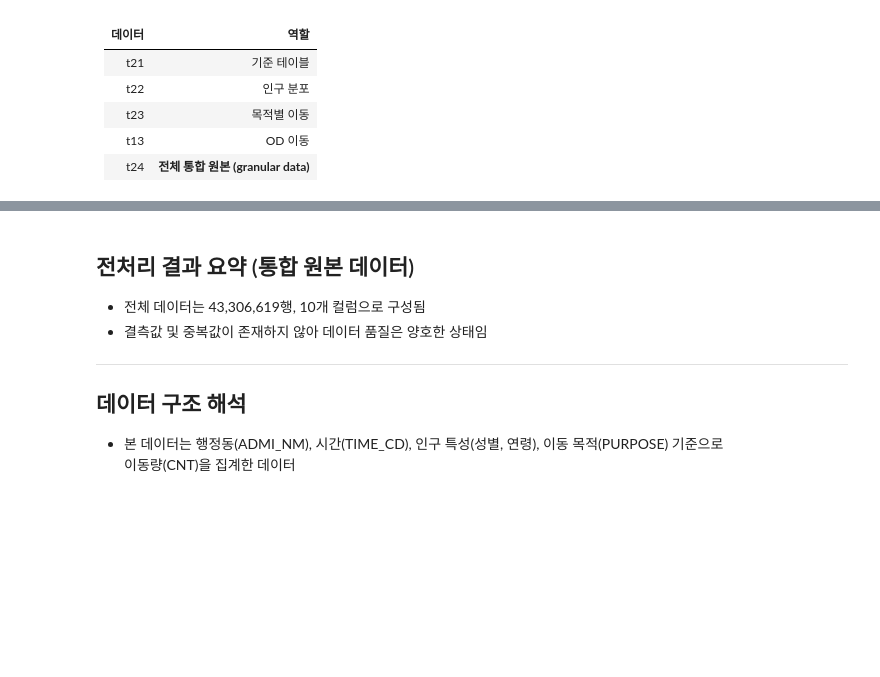
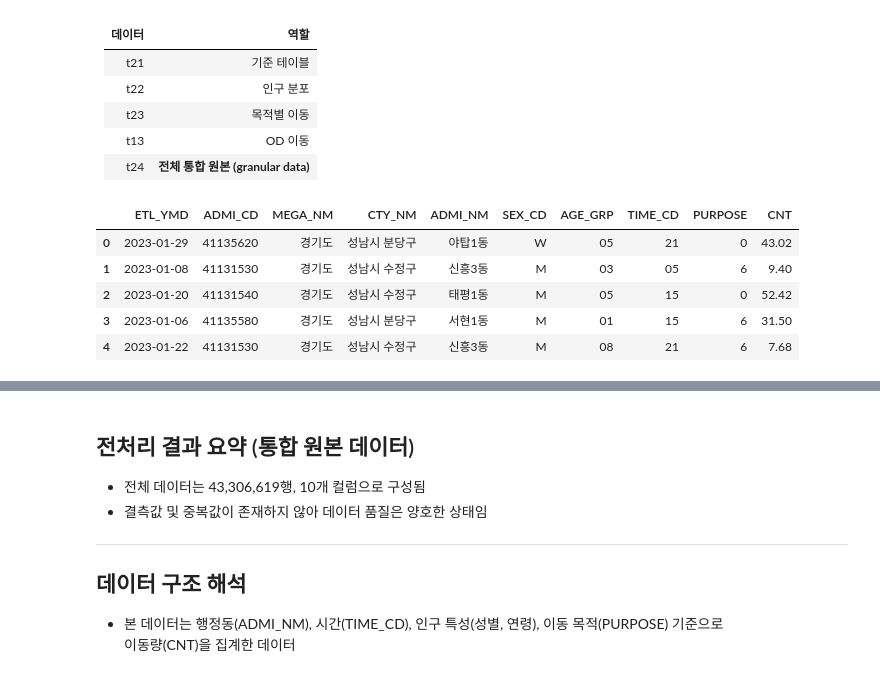
Before and after one commit to bulsajo1/final_project, a Jupyter notebook: Jiryun/1차_전처리_small.ipynb, the cells around one changed output, grey strips where cells are left out. Cells and saved outputs as stored; diff of their text form; code cells hidden in the pictures; blank space fills up the shorter version.

```diff
--- a/Jiryun/1차_전처리_small.ipynb
+++ b/Jiryun/1차_전처리_small.ipynb
@@ -2555,3 +2586,15 @@ SEX_CD         str
 | t23   | 목적별 이동                       |
 | t13   | OD 이동                        |
 | t24   | **전체 통합 원본 (granular data)** |
+# %%
+# etl_ymd date로 형변환
+df24['ETL_YMD'] = pd.to_datetime(df24['ETL_YMD'].astype(str), format='%Y%m%d')
+# %%
+df24.head()
+# %% [output]
+|  | ETL_YMD | ADMI_CD | MEGA_NM | CTY_NM | ADMI_NM | SEX_CD | AGE_GRP | TIME_CD | PURPOSE | CNT |
+| 0 | 2023-01-29 | 41135620 | 경기도 | 성남시 분당구 | 야탑1동 | W | 05 | 21 | 0 | 43.02 |
+| 1 | 2023-01-08 | 41131530 | 경기도 | 성남시 수정구 | 신흥3동 | M | 03 | 05 | 6 | 9.40 |
+| 2 | 2023-01-20 | 41131540 | 경기도 | 성남시 수정구 | 태평1동 | M | 05 | 15 | 0 | 52.42 |
+| 3 | 2023-01-06 | 41135580 | 경기도 | 성남시 분당구 | 서현1동 | M | 01 | 15 | 6 | 31.50 |
+| 4 | 2023-01-22 | 41131530 | 경기도 | 성남시 수정구 | 신흥3동 | M | 08 | 21 | 6 | 7.68 |
```
Also changed, not shown: parts of 4 cells of this notebook, 2 other files.
